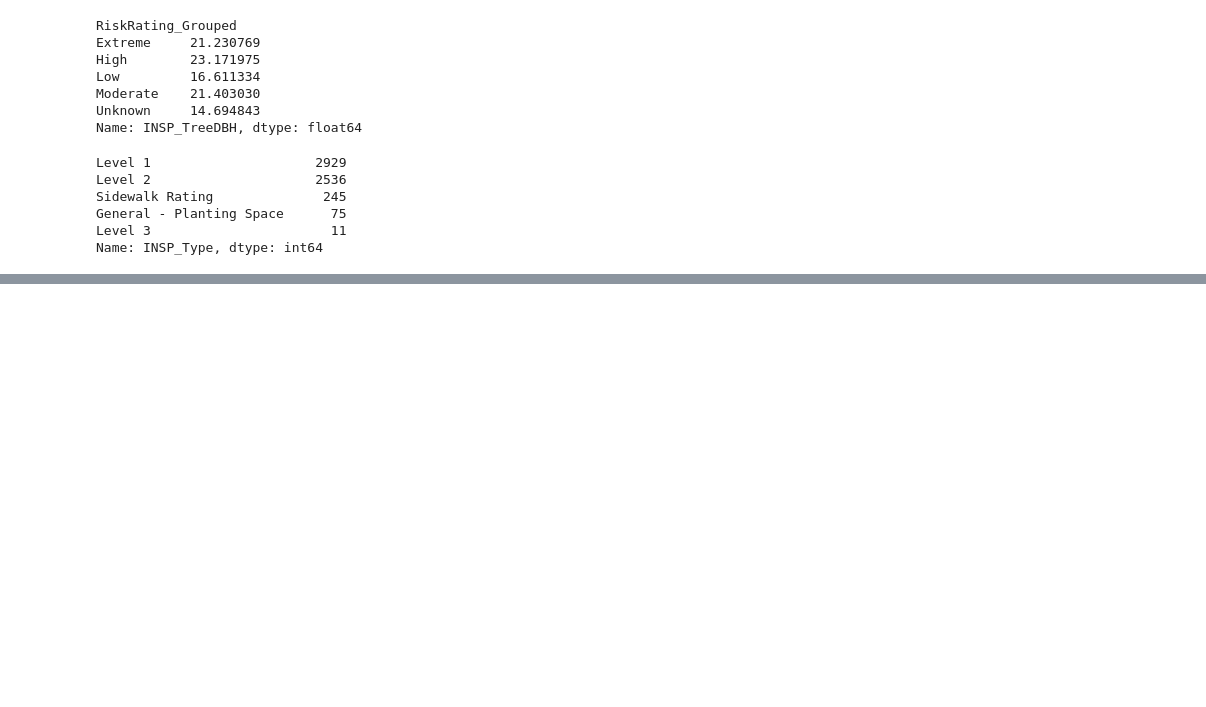
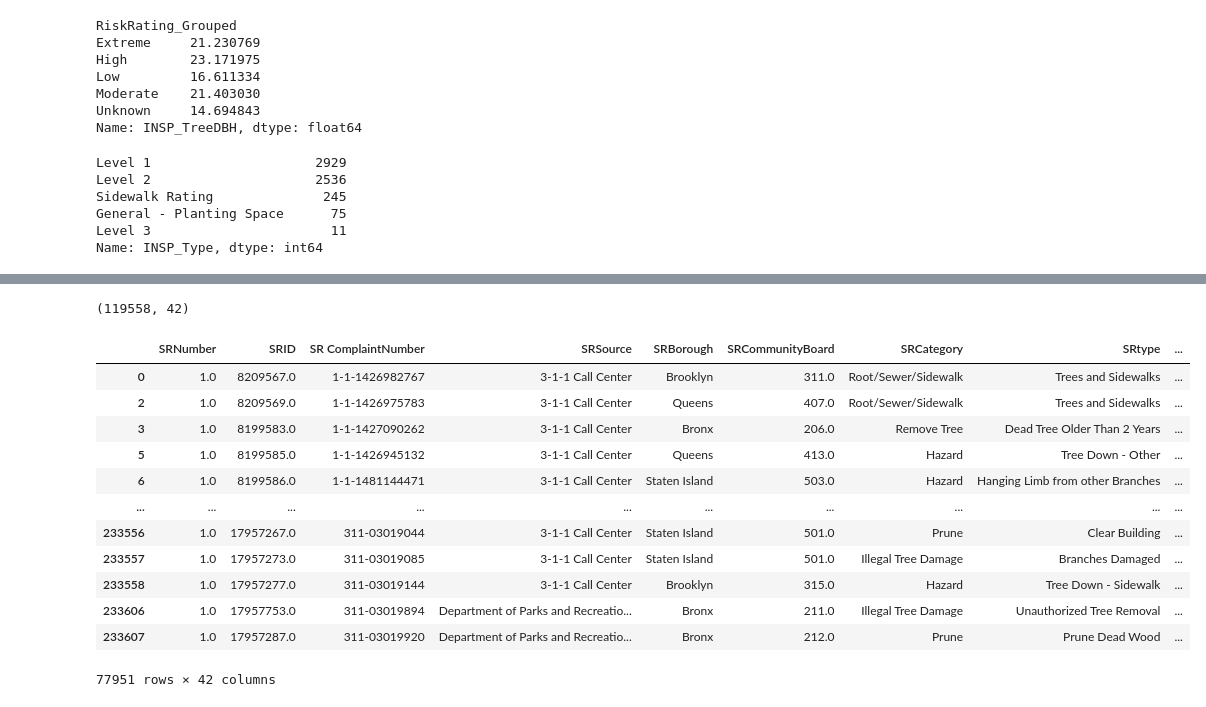
Before and after one commit to HarrisonJYU/nycparks_failedtrees, a Jupyter notebook: notebook/HY_NYC_Parks_Task_3_Failed_Trees.ipynb, the cells around one changed output, grey strips where cells are left out. Cells and saved outputs as stored; diff of their text form; code cells hidden in the pictures; blank space fills up the shorter version.

```diff
--- a/notebook/HY_NYC_Parks_Task_3_Failed_Trees.ipynb
+++ b/notebook/HY_NYC_Parks_Task_3_Failed_Trees.ipynb
@@ -326,0 +408,2 @@ Name: INSP_Type, dtype: int64
+# %%
+pd.reset_option('^display.', silent=True)
@@ -326,0 +617,2 @@ Name: INSP_Type, dtype: int64
+# %%
+pd.reset_option('^display.', silent=True)
@@ -326,0 +635,2 @@ Name: INSP_Type, dtype: int64
+# %%
+SR = pd.read_csv(r'/Users/harrison/Desktop/Homeworks/ut-hub/nycparks_failedtrees/data/data_clean_to_share/SRData_Cornell_20211028_REVISED.csv')
@@ -326,0 +714,22 @@ Name: INSP_Type, dtype: int64
+# %%
+SR = SR[SR['TPID'].notnull()]
+# %%
+SR.shape
+# %% [output]
+(119558, 42)
+# %%
+SR[SR['INSP GlobalID'].notnull()]
+# %% [output]
+|  | SRNumber | SRID | SR ComplaintNumber | SRSource | SRBorough | SRCommunityBoard | SRCategory | SRtype | ... |
+| 0 | 1.0 | 8209567.0 | 1-1-1426982767 | 3-1-1 Call Center | Brooklyn | 311.0 | Root/Sewer/Sidewalk | Trees and Sidewalks | ... |
+| 2 | 1.0 | 8209569.0 | 1-1-1426975783 | 3-1-1 Call Center | Queens | 407.0 | Root/Sewer/Sidewalk | Trees and Sidewalks | ... |
+| 3 | 1.0 | 8199583.0 | 1-1-1427090262 | 3-1-1 Call Center | Bronx | 206.0 | Remove Tree | Dead Tree Older Than 2 Years | ... |
+| 5 | 1.0 | 8199585.0 | 1-1-1426945132 | 3-1-1 Call Center | Queens | 413.0 | Hazard | Tree Down - Other | ... |
+| 6 | 1.0 | 8199586.0 | 1-1-1481144471 | 3-1-1 Call Center | Staten Island | 503.0 | Hazard | Hanging Limb from other Branches | ... |
+| ... | ... | ... | ... | ... | ... | ... | ... | ... | ... |
+| 233556 | 1.0 | 17957267.0 | 311-03019044 | 3-1-1 Call Center | Staten Island | 501.0 | Prune | Clear Building | ... |
+| 233557 | 1.0 | 17957273.0 | 311-03019085 | 3-1-1 Call Center | Staten Island | 501.0 | Illegal Tree Damage | Branches Damaged | ... |
+| 233558 | 1.0 | 17957277.0 | 311-03019144 | 3-1-1 Call Center | Brooklyn | 315.0 | Hazard | Tree Down - Sidewalk | ... |
+| 233606 | 1.0 | 17957753.0 | 311-03019894 | Department of Parks and Recreatio... | Bronx | 211.0 | Illegal Tree Damage | Unauthorized Tree Removal | ... |
+| 233607 | 1.0 | 17957287.0 | 311-03019920 | Department of Parks and Recreatio... | Bronx | 212.0 | Prune | Prune Dead Wood | ... |
+77951 rows × 42 columns
```
Also changed, not shown: parts of 46 cells of this notebook.
